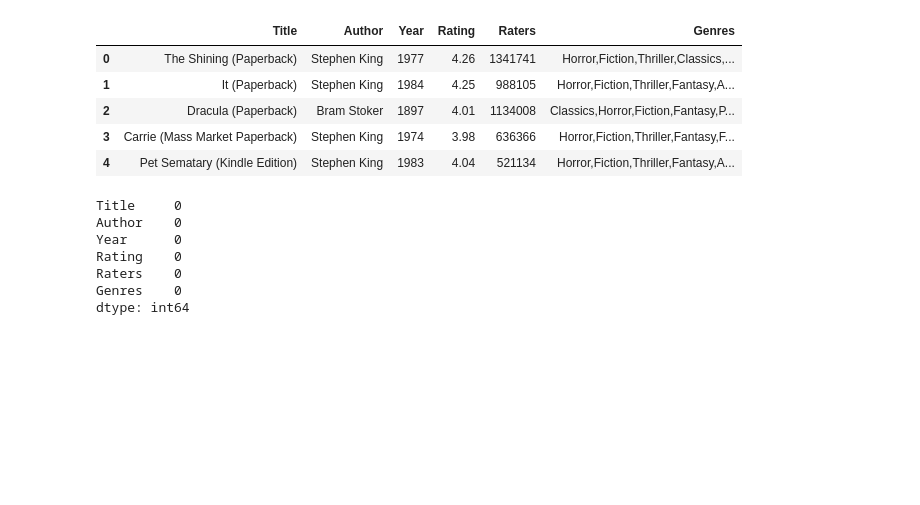
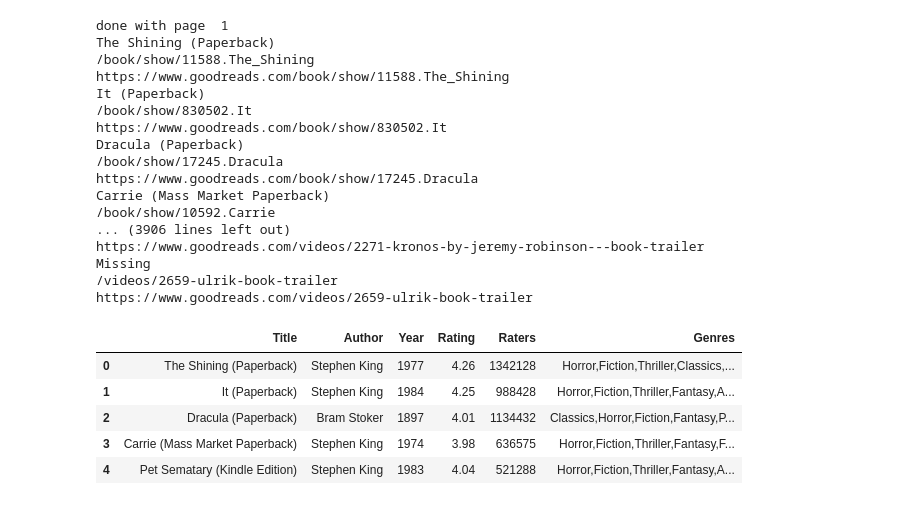
Before and after one commit to steph45607/DS-Final-Project, a Jupyter notebook: GoodreadsCookiesPassedTest.ipynb, the cells around one changed output. Cells and saved outputs as stored; diff of their text form; code cells hidden in the pictures; blank space fills up the shorter version.

```diff
--- a/GoodreadsCookiesPassedTest.ipynb
+++ b/GoodreadsCookiesPassedTest.ipynb
@@ -44,6 +42,38 @@ headers = {
 # }
 
 # response = requests.get('https://www.goodreads.com/shelf/show/horror', cookies=cookies, headers=headers)
+# %%
+cookies2 = {
+    'ccsid': '668-8707266-8901325',
+    '__qca': 'P0-1002348396-1661184067604',
+    'p': 'ZqHh-ArV88dYkVHfgapFDgVJRXU5lLzNc4VfzdNPfI5ZMVgd',
+    'likely_has_account': 'true',
+    'srb_8': '0_wl',
+    'locale': 'en',
+    'u': 'oTJu21ixofG3HvrbsDKN1hg8e8FfKW_FUT1R8ZnFKULdyBce',
+    'csm-sid': '696-1026276-2871101',
+    'logged_out_browsing_page_count': '2',
+    '_session_id2': 'fba98618cced4b8b03a3cdef8486ffea',
+}
+
+headers2 = {
+    'Accept': 'text/html,application/xhtml+xml,application/xml;q=0.9,image/avif,image/webp,image/apng,*/*;q=0.8,application/signed-exchange;v=b3;q=0.9',
+    'Accept-Language': 'en-US,en;q=0.9,id;q=0.8',
+    'Cache-Control': 'max-age=0',
+    'Connection': 'keep-alive',
+    # 'Cookie': 'ccsid=668-8707266-8901325; __qca=P0-1002348396-1661184067604; p=ZqHh-ArV88dYkVHfgapFDgVJRXU5lLzNc4VfzdNPfI5ZMVgd; likely_has_account=true; srb_8=0_wl; locale=en; u=oTJu21ixofG3HvrbsDKN1hg8e8FfKW_FUT1R8ZnFKULdyBce; csm-sid=696-1026276-2871101; logged_out_browsing_page_count=2; _session_id2=fba98618cced4b8b03a3cdef8486ffea',
+    'If-None-Match': 'W/"bd11276305d3a9bb5fbb2fe016912032"',
+    'Referer': 'https://www.goodreads.com/shelf/show/horror?page=2',
+    'Sec-Fetch-Dest': 'document',
+    'Sec-Fetch-Mode': 'navigate',
+    'Sec-Fetch-Site': 'same-origin',
+    'Sec-Fetch-User': '?1',
+    'Upgrade-Insecure-Requests': '1',
+    'User-Agent': 'Mozilla/5.0 (Macintosh; Intel Mac OS X 10_15_7) AppleWebKit/537.36 (KHTML, like Gecko) Chrome/108.0.0.0 Safari/537.36',
+    'sec-ch-ua': '"Not?A_Brand";v="8", "Chromium";v="108", "Google Chrome";v="108"',
+    'sec-ch-ua-mobile': '?0',
+    'sec-ch-ua-platform': '"macOS"',
+}
 # %%
 def clean_publish_year(raw_year):
     if type(raw_year) is None:
@@ -102,39 +132,60 @@ for page in range(1, 26):
     response = requests.get("https://www.goodreads.com/shelf/show/horror?page=" + str(page), cookies = cookies, headers=headers)
     html_soup = BeautifulSoup(response.text, 'html5lib')
     book_container = html_soup.find_all('div', class_ = "elementList")
+    print("done with page " , page)
     for book in book_container:
         bookTitle = solve_nonetype_error(book.find('a', class_ = "bookTitle"))
 
         bookAuthor =solve_nonetype_error(book.find('a', class_ = "authorName"))
 
         # After(use comments)
         year = clean_publish_year(solve_nonetype_error(book.find('span', class_ = "greyText smallText")))
         rating = clean_rating(solve_nonetype_error(book.find('span', class_ = "greyText smallText")))
         raters = str(clean_raters(solve_nonetype_error(book.find('span', class_ = "greyText smallText")))).replace(",", "")
         int(raters)
         # # readerNum = clean_readers(book.find('span', class_ = "greyText statistic").text.strip())
 
         # Before (use comments)
         # year = solve_nonetype_error(book.find('span', class_ = "greyText smallText"))
         # rating = solve_nonetype_error(book.find('span', class_ = "greyText smallText"))
         # raters = solve_nonetype_error(book.find('span', class_ = "greyText smallText"))
         # readerNum = book.find('span', class_ = "greyText statistic").text.strip()
-
+        print(bookTitle)
         link = book.a['href']
         completeLink = "https://www.goodreads.com" + link
-        getGenre = requests.get(completeLink,  cookies = cookies, headers=headers)
+        print(link)
+        print(completeLink)
+        # getGenre = requests.get(completeLink)
+        getGenre = requests.get(completeLink,  cookies = cookies2, headers=headers2)
         genreParsing = BeautifulSoup(getGenre.text, 'html5lib')
         genres = clean_genres(genreParsing.findAll("div", class_=  "elementList", style = None))
         genreStr = ",".join(genres)
         book_data = [bookTitle, bookAuthor, year, rating, raters, genreStr]
         books.append(book_data)
 books = pd.DataFrame(books, columns=["Title", "Author", "Year", "Rating", "Raters", "Genres"])
 books.head()
 # %% [output]
+done with page  1
+The Shining (Paperback)
+/book/show/11588.The_Shining
+https://www.goodreads.com/book/show/11588.The_Shining
+It (Paperback)
+/book/show/830502.It
+https://www.goodreads.com/book/show/830502.It
+Dracula (Paperback)
+/book/show/17245.Dracula
+https://www.goodreads.com/book/show/17245.Dracula
+Carrie (Mass Market Paperback)
+/book/show/10592.Carrie
+... (3906 lines left out)
+https://www.goodreads.com/videos/2271-kronos-by-jeremy-robinson---book-trailer
+Missing
+/videos/2659-ulrik-book-trailer
+https://www.goodreads.com/videos/2659-ulrik-book-trailer
 |  | Title | Author | Year | Rating | Raters | Genres |
-| 0 | The Shining (Paperback) | Stephen King | 1977 | 4.26 | 1341741 | Horror,Fiction,Thriller,Classics,... |
-| 1 | It (Paperback) | Stephen King | 1984 | 4.25 | 988105 | Horror,Fiction,Thriller,Fantasy,A... |
-| 2 | Dracula (Paperback) | Bram Stoker | 1897 | 4.01 | 1134008 | Classics,Horror,Fiction,Fantasy,P... |
-| 3 | Carrie (Mass Market Paperback) | Stephen King | 1974 | 3.98 | 636366 | Horror,Fiction,Thriller,Fantasy,F... |
-| 4 | Pet Sematary (Kindle Edition) | Stephen King | 1983 | 4.04 | 521134 | Horror,Fiction,Thriller,Fantasy,A... |
+| 0 | The Shining (Paperback) | Stephen King | 1977 | 4.26 | 1342128 | Horror,Fiction,Thriller,Classics,... |
+| 1 | It (Paperback) | Stephen King | 1984 | 4.25 | 988428 | Horror,Fiction,Thriller,Fantasy,A... |
+| 2 | Dracula (Paperback) | Bram Stoker | 1897 | 4.01 | 1134432 | Classics,Horror,Fiction,Fantasy,P... |
+| 3 | Carrie (Mass Market Paperback) | Stephen King | 1974 | 3.98 | 636575 | Horror,Fiction,Thriller,Fantasy,F... |
+| 4 | Pet Sematary (Kindle Edition) | Stephen King | 1983 | 4.04 | 521288 | Horror,Fiction,Thriller,Fantasy,A... |
 # %%
@@ -142,16 +193,8 @@ books.to_csv("HorrorTestWithGenres.csv", index = False)
 # %%
-df = pd.read_csv("HorrorTestWithGenres.csv")
+df = pd.read_csv("HorrorWithGenre.csv")
 
 df = df[df.Author != "Missing"]
 
 df.isnull().sum()
 
-df.to_csv("HorroTestWithGenresCleaned.csv")
+df.to_csv("HorrorGenreCleaned.csv")
-# %% [output]
-Title     0
-Author    0
-Year      0
-Rating    0
-Raters    0
-Genres    0
-dtype: int64
```
Also changed, not shown: parts of 2 cells of this notebook, 9 other files.
